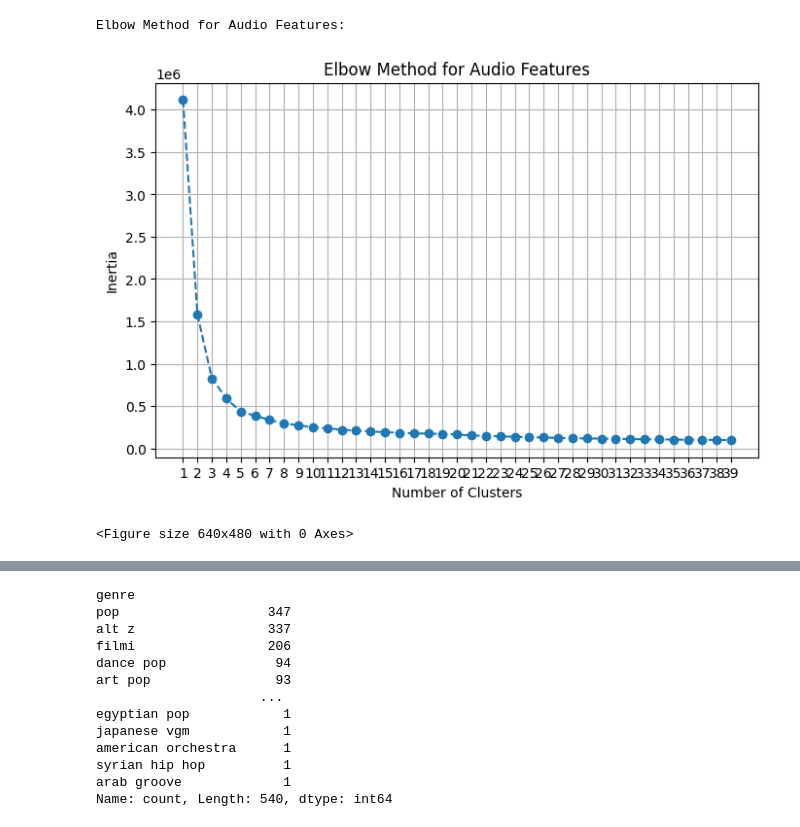
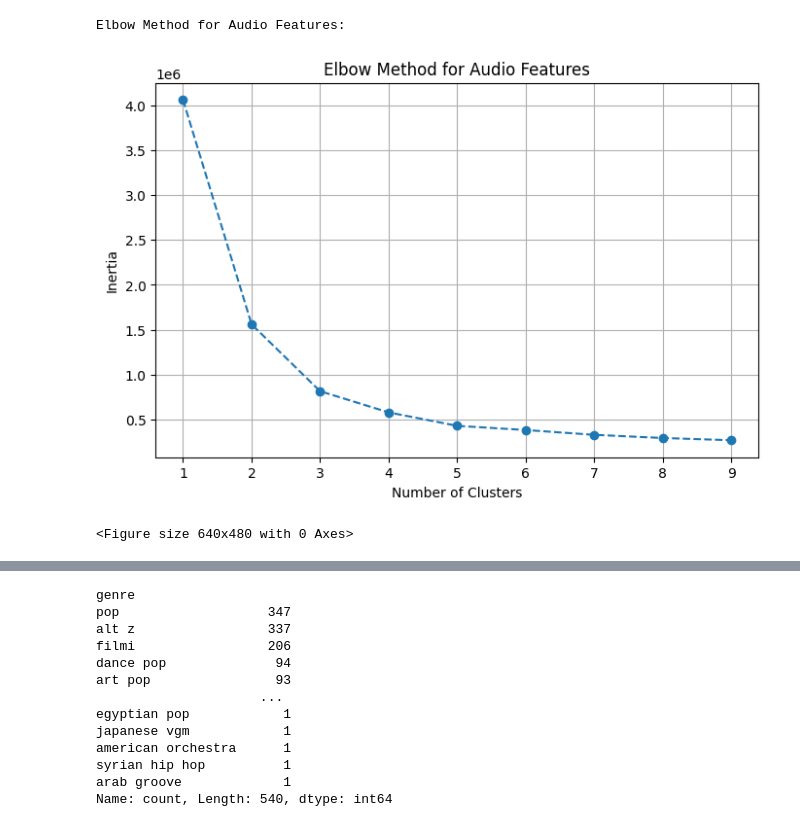
Before and after one commit to iistatiehh/music-recomandation, a Jupyter notebook: spotistateh1.ipynb, the cells around one changed output, grey strips where cells are left out. Cells and saved outputs as stored; diff of their text form; code cells hidden in the pictures.

```diff
--- a/spotistateh1.ipynb
+++ b/spotistateh1.ipynb
@@ -13,4 +13,5 @@ from sklearn.metrics.pairwise import cosine_similarity
 from sklearn.cluster import AgglomerativeClustering
 from scipy.cluster.hierarchy import dendrogram, linkage
 # %%
-dataset = pd.read_csv(r"C:\Users\asus\Desktop\models\Spotify_Song_Attributes_with_clusters.csv", encoding='ISO-8859-1')
+dataset = pd.read_csv(r"C:\Users\asus\Desktop\mr datasets\Spotify_Song_Attributes(with api changes).csv")
+dataset
@@ -84,0 +89,22 @@ dataset.head(10)
+# %%
+
+# Convert features to numeric
+for feature in features:
+    if feature in dataset.columns:
+        dataset[feature] = pd.to_numeric(dataset[feature], errors='coerce')
+
+# Drop rows with NaN values after conversion
+dataset = dataset.dropna(subset=[f for f in features if f in dataset.columns])
+dataset = dataset.reset_index(drop=True)  # Reset index again
+print(f"Final dataset shape: {dataset.shape}")
+
+# One-hot encode genres
+from sklearn.preprocessing import OneHotEncoder
+import joblib
+
+encoder = OneHotEncoder(sparse_output=False)
+genre_one_hot = encoder.fit_transform(dataset[['genre']])
+
+# Convert to DataFrame
+genre_one_hot_df = pd.DataFrame(genre_one_hot,
+                                columns=encoder.get_feature_names_out(['genre']))
@@ -85,34 +168,29 @@ dataset.head(10)
 # %%
-# Elbow Method to determine the optimal number of clusters for KMeans
-def elbow_method(data, cluster_range=range(1, 40), title="Elbow Method"):
-    inertia = []  # Correct initialization of inertia list
+# Elbow Method to determine optimal number of clusters
+def elbow_method(data, cluster_range=range(1, 10), title="Elbow Method"):
+    inertia = []
     for k in cluster_range:
         kmeans = KMeans(n_clusters=k, random_state=42)
         kmeans.fit(data)
-        inertia.append(kmeans.inertia_)  # Append inertia correctly in each loop
+        inertia.append(kmeans.inertia_)
 
     # Plot the elbow curve
     plt.figure(figsize=(8, 5))
     plt.plot(cluster_range, inertia, marker='o', linestyle='--')
     plt.title(title)
     plt.xlabel('Number of Clusters')
     plt.ylabel('Inertia')
     plt.xticks(cluster_range)
     plt.grid()
     plt.show()
+    # FIXED: Save figure before showing
     plt.savefig('chart1.png')
 
 # Apply the elbow method on audio features
 print("Elbow Method for Audio Features:")
 elbow_method(dataset[features], title="Elbow Method for Audio Features")
-##genre_encoded_reshaped = dataset[['genre']]  # Use double brackets to create a DataFrame
-# Apply the elbow method on genre features
-#print("Elbow Method for Genre Features:")
-#elbow_method(genre_encoded_reshaped, title="Elbow Method for Genre Features")
-
-#changed the aprouch from kmeans to hierichical so the elbow method isnt neccessry for genre
 # %% [output]
 Elbow Method for Audio Features:
-[figure, old version]
+[figure, new version]
 <Figure size 640x480 with 0 Axes>
 # %%
```
Also changed, not shown: parts of 26 cells of this notebook.
